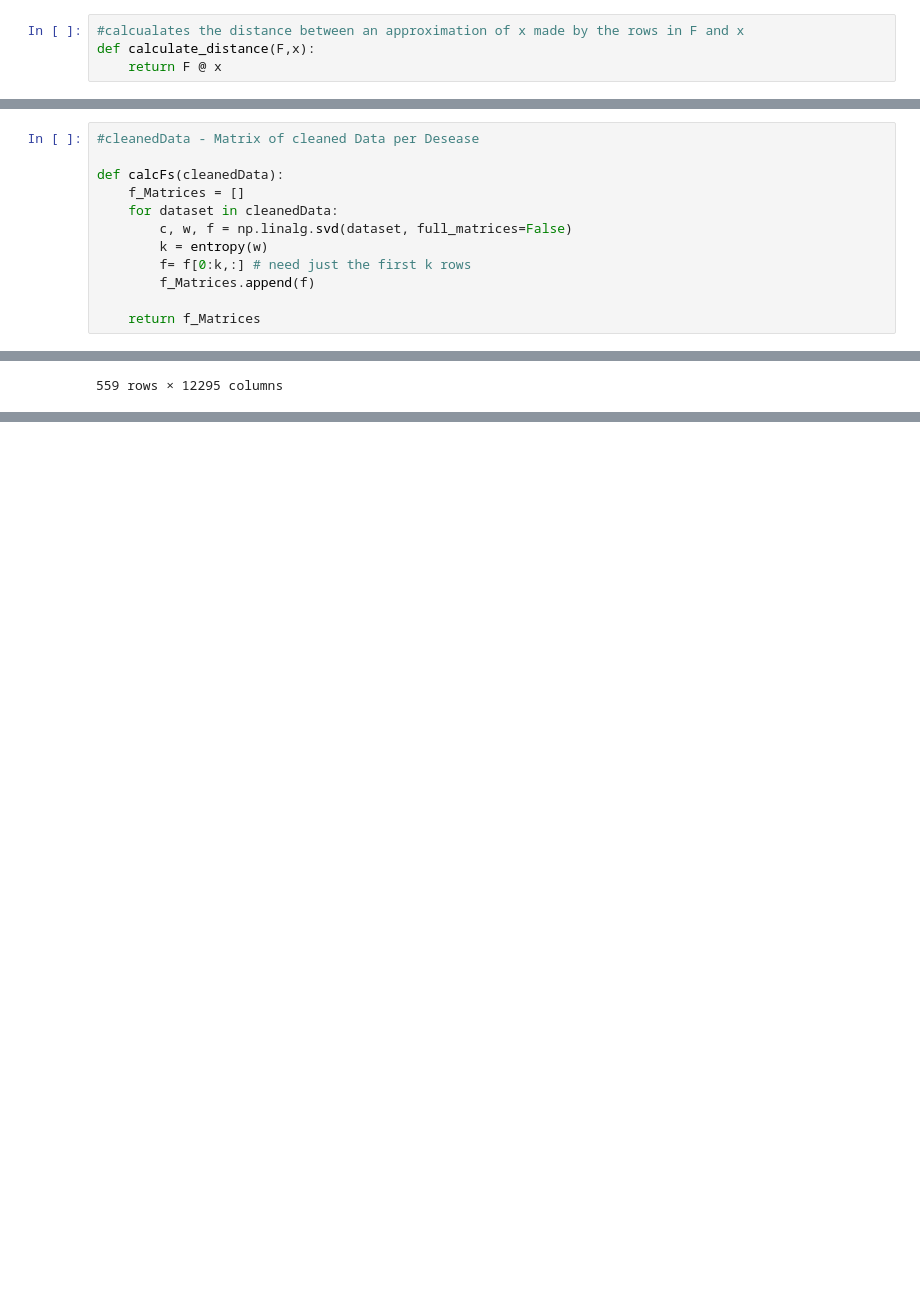
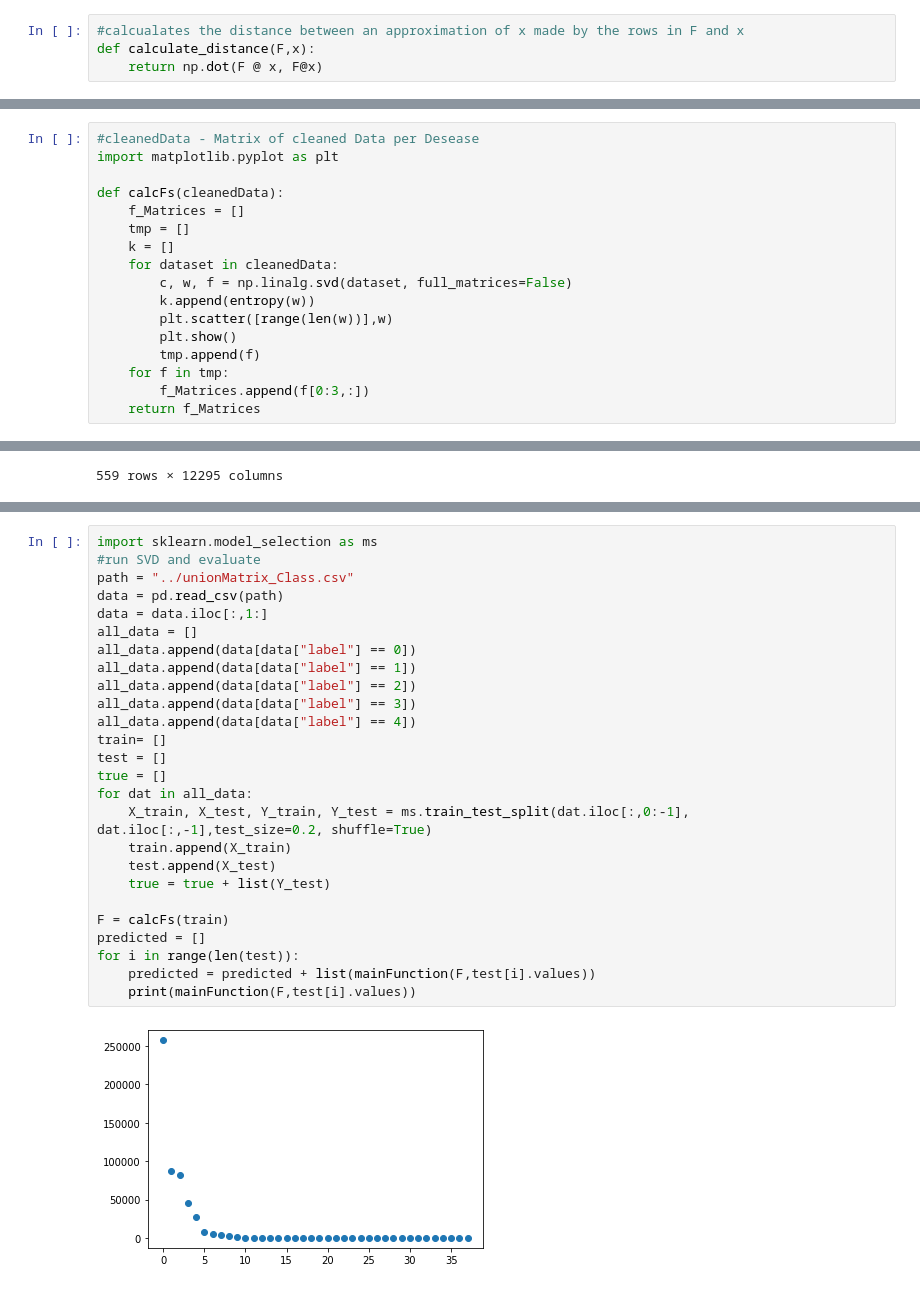
Before and after one commit to Anton-Mbg/Hackathon, a Jupyter notebook: src/SVD_SDD/SVD_SDD.ipynb, the cells around one changed output, grey strips where cells are left out. Saved outputs shown, nothing was run; the diff lists cells and outputs as text; blank space fills up the shorter version.

```diff
--- a/src/SVD_SDD/SVD_SDD.ipynb
+++ b/src/SVD_SDD/SVD_SDD.ipynb
@@ -16,7 +16,7 @@ def entropy(W):
 # %%
 #calcualates the distance between an approximation of x made by the rows in F and x
 def calculate_distance(F,x):
-    return F @ x
+    return np.dot(F @ x, F@x)
 # %%
 #predicts the labels of the samples in X to the Factormatrices in F
 def predict(F,X):
@@ -39,15 +39,20 @@ def mainFunction(F, X):
     return labels
 # %%
 #cleanedData - Matrix of cleaned Data per Desease
+import matplotlib.pyplot as plt
 
 def calcFs(cleanedData):
     f_Matrices = []
+    tmp = []
+    k = []
     for dataset in cleanedData:
         c, w, f = np.linalg.svd(dataset, full_matrices=False)
-        k = entropy(w)
-        f= f[0:k,:] # need just the first k rows
-        f_Matrices.append(f)
-
+        k.append(entropy(w))
+        plt.scatter([range(len(w))],w)
+        plt.show()
+        tmp.append(f)
+    for f in tmp:
+        f_Matrices.append(f[0:3,:])
     return f_Matrices
 # %%
 import pandas as pd
@@ -89,0 +95,28 @@ print(Fs[1].shape)
+# %%
+import sklearn.model_selection as ms
+#run SVD and evaluate
+path = "../unionMatrix_Class.csv"
+data = pd.read_csv(path)
+data = data.iloc[:,1:]
+all_data = []
+all_data.append(data[data["label"] == 0])
+all_data.append(data[data["label"] == 1])
+all_data.append(data[data["label"] == 2])
+all_data.append(data[data["label"] == 3])
+all_data.append(data[data["label"] == 4])
+train= []
+test = []
+true = []
+for dat in all_data:
+    X_train, X_test, Y_train, Y_test = ms.train_test_split(dat.iloc[:,0:-1], dat.iloc[:,-1],test_size=0.2, shuffle=True)
+    train.append(X_train)
+    test.append(X_test)
+    true = true + list(Y_test)
+
+F = calcFs(train)
+predicted = []
+for i in range(len(test)):
+    predicted = predicted + list(mainFunction(F,test[i].values))
+    print(mainFunction(F,test[i].values))
+# %% [output]
+[figure, added]
```
Also changed, not shown: parts of 7 cells of this notebook.
